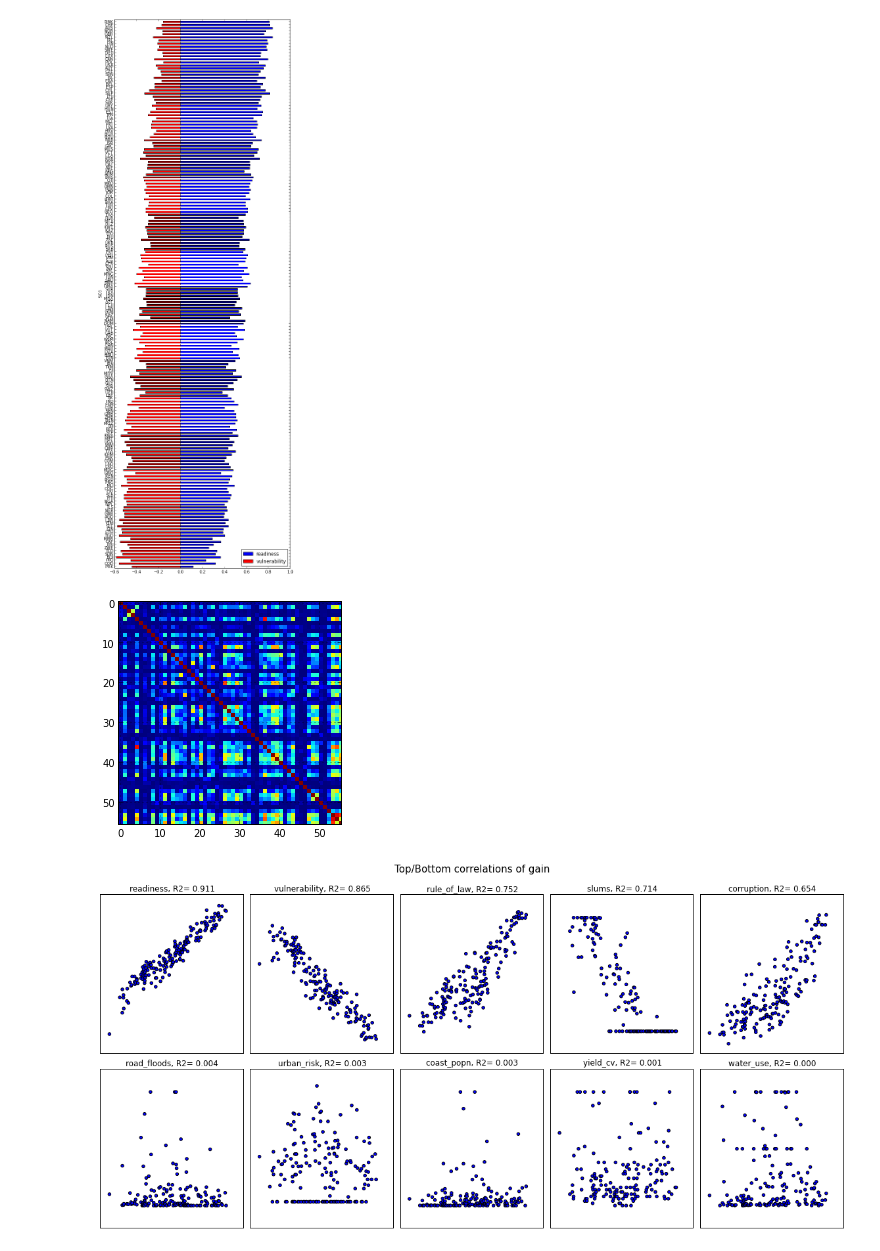
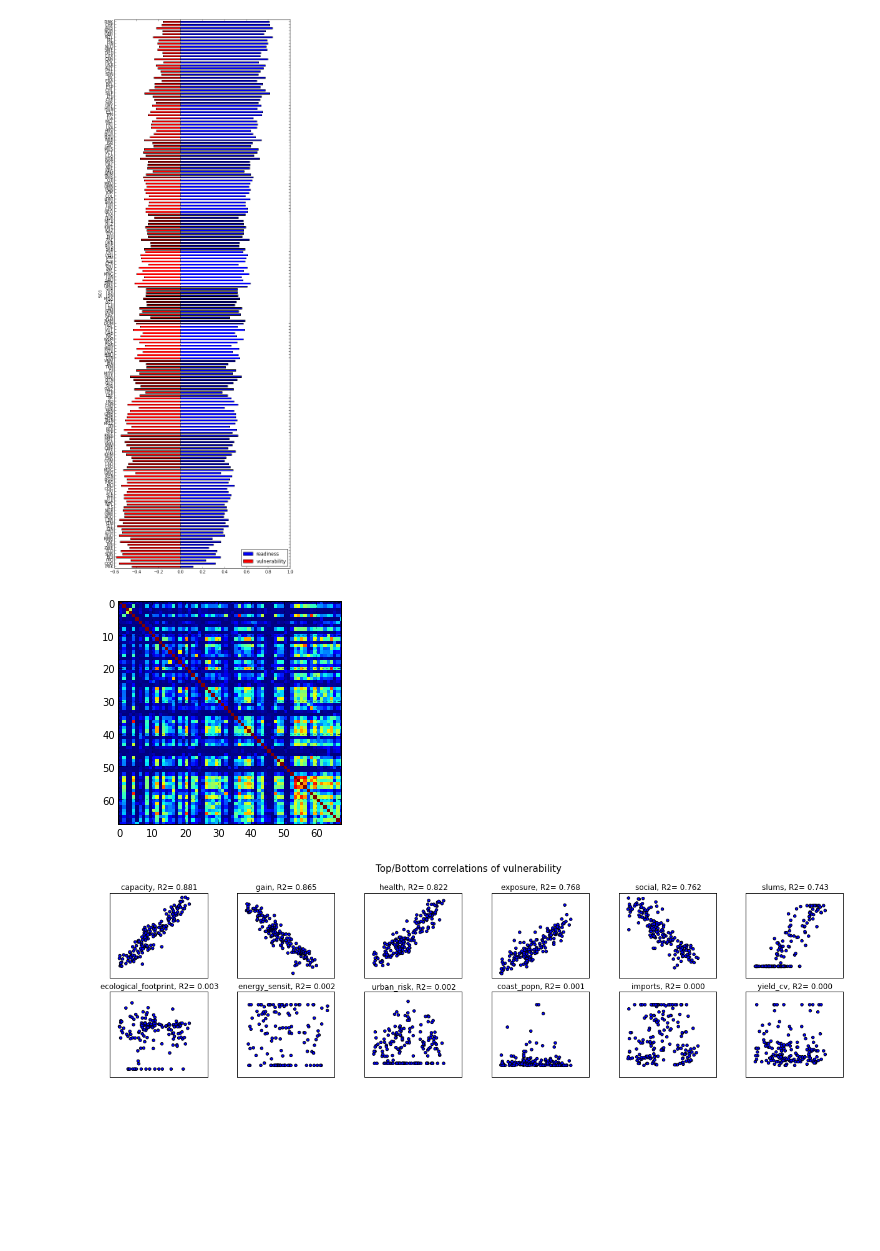
Before and after one commit to hkim16/Gain-Labs, a Jupyter notebook: Mining Gain.ipynb, the cells around one changed output. Saved outputs shown, nothing was run; the diff lists cells and outputs as text; code cells hidden in the pictures; blank space fills up the shorter version.

```diff
--- a/Mining Gain.ipynb
+++ b/Mining Gain.ipynb
@@ -45,6 +45,10 @@ def read_gain_scores():
 
  for partial in ['gain','readiness','vulnerability']:
     read_gain_file_score(scores,partial,'resources/'+partial+'/'+partial+'.csv')
+ for partial in ['social','economic','governance']:
+    read_gain_file_score(scores,partial,'resources/readiness'+'/'+partial+'.csv')
+ for partial in ['capacity','ecosystems','exposure','food','habitat','health','infrastructure','sensitivity','water']:
+    read_gain_file_score(scores,partial,'resources/vulnerability'+'/'+partial+'.csv')
  scores.pop('template')
  print '.\n'
  print "***ERRORS: Cannot read score files for:"
@@ -90,38 +94,38 @@ figure(1)
 imshow(corr, interpolation='nearest')
 grid(True)
 # %% [output]
-[figure, old version]
+[figure, new version]
 # %%
-measure='gain'
+measure='vulnerability'
 row=corr[keys.get_loc(measure),:]
 
 #indices=np.where(row<0.3)
 #indices=indices[0] #dont really know why
 indices=range(row.size)
 #sort Indices by correlations
 indices_sorted=[y for (x,y) in sorted(zip(row,range(row.size)), reverse=True)]
 
 #for x in indices_sorted:
 # print keys[x],': %.3f'%row[x]
 
-fig = plt.figure(figsize=(16,8))
-cols=5
+cols=6
+fig = plt.figure(figsize=(17,5))
 for i in range(cols):
     ax = fig.add_subplot(2,cols,i+1)
     ax.scatter(year[measure],year[keys[indices_sorted[i+1]]])
     ax.set_title(keys[indices_sorted[i+1]]+", R2= %.3f"%row[indices_sorted[i+1]])
     ax.xaxis.set_visible(False)
     ax.yaxis.set_visible(False)
 for i in range(cols):
     ax = fig.add_subplot(2,cols,2*cols-i)
     ax.scatter(year[measure],year[keys[indices_sorted[0-i-1]]])
     ax.set_title(str(keys[indices_sorted[0-i-1]])+", R2= %.3f"%row[indices_sorted[0-i-1]])
     ax.xaxis.set_visible(False)
     ax.yaxis.set_visible(False)
 
 fig.suptitle("Top/Bottom correlations of "+measure,fontsize=15)
 plt.tight_layout()
-plt.subplots_adjust(top=0.90)
+plt.subplots_adjust(top=0.85)
 plt.show()
 # %% [output]
-[figure, old version]
+[figure, new version]
```
Also changed, not shown: parts of 4 cells of this notebook.
